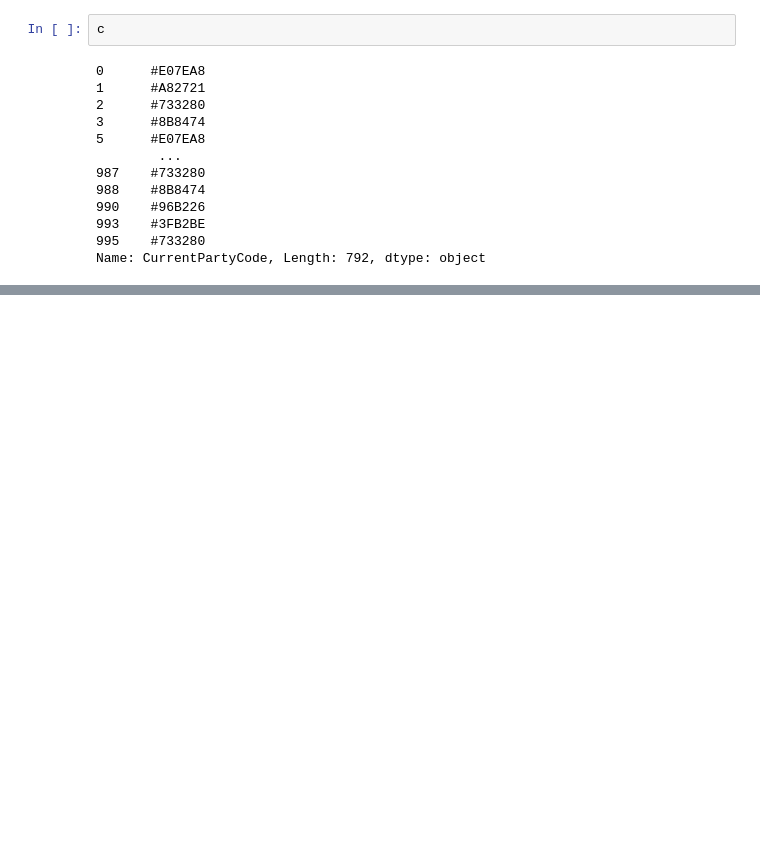
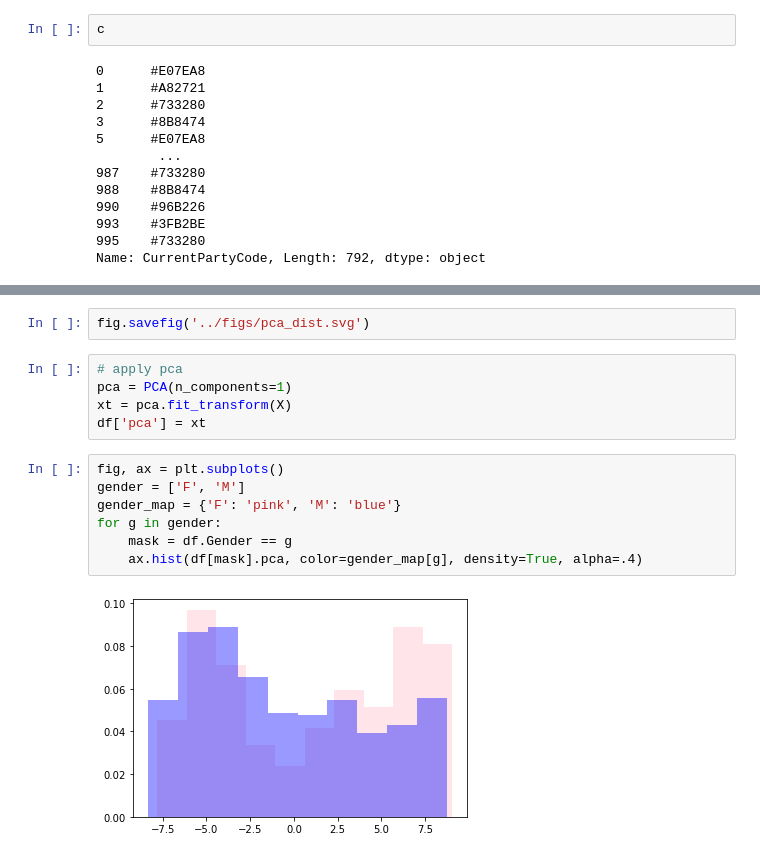
Before and after one commit to Marcus-Friis/applied-statistics, a Jupyter notebook: notebooks/pca_test.ipynb, the cells around one changed output, grey strips where cells are left out. Cells and saved outputs as stored; diff of their text form; blank space fills up the shorter version.

```diff
--- a/notebooks/pca_test.ipynb
+++ b/notebooks/pca_test.ipynb
@@ -84,0 +98,16 @@ ax.legend(ncol=7)
+# %%
+fig.savefig('../figs/pca_dist.svg')
+# %%
+# apply pca
+pca = PCA(n_components=1)
+xt = pca.fit_transform(X)
+df['pca'] = xt
+# %%
+fig, ax = plt.subplots()
+gender = ['F', 'M']
+gender_map = {'F': 'pink', 'M': 'blue'}
+for g in gender:
+    mask = df.Gender == g
+    ax.hist(df[mask].pca, color=gender_map[g], density=True, alpha=.4)
+# %% [output]
+[figure, added]
```
Also changed, not shown: parts of 11 cells of this notebook, 3 other files.
